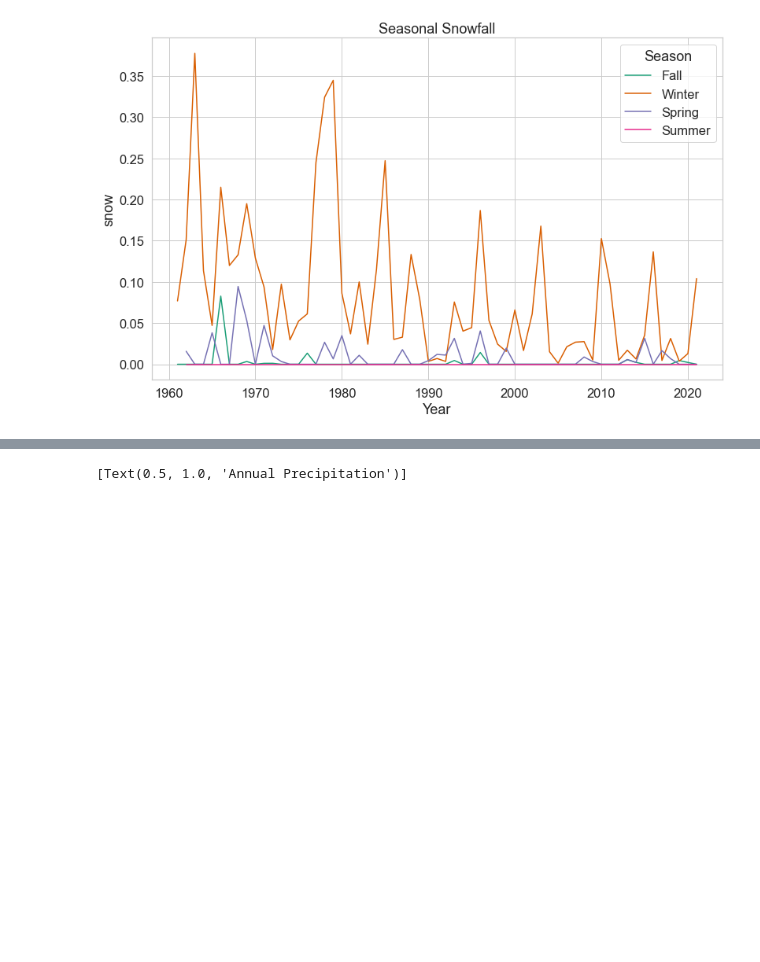
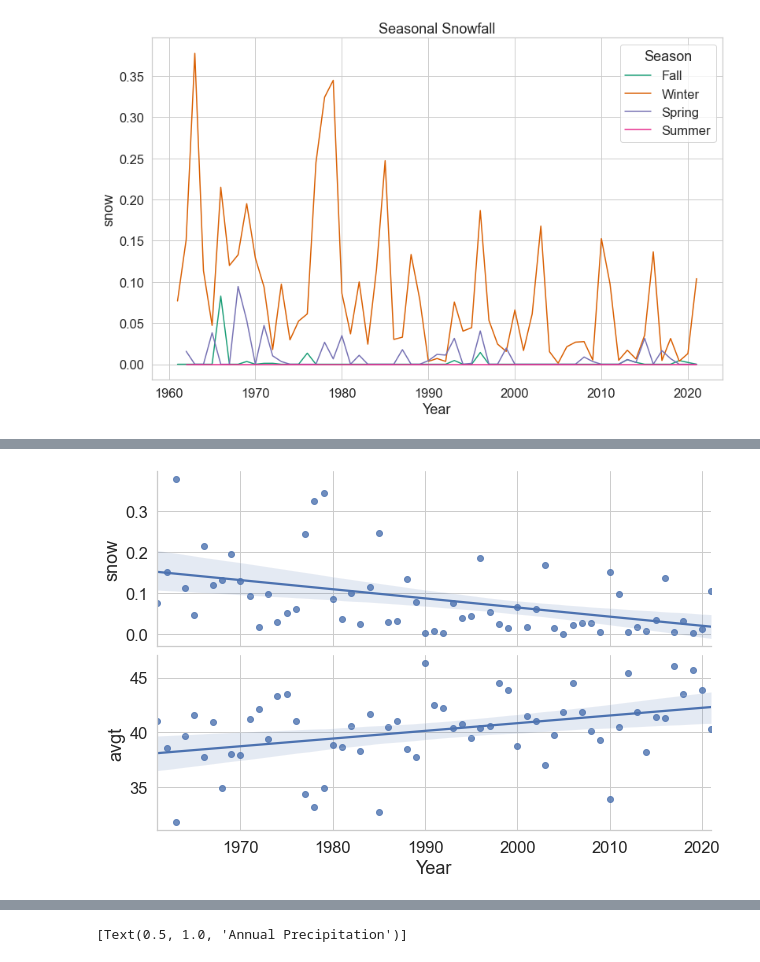
Before and after one commit to robertlanier/capstone, a Jupyter notebook: notebooks/tamu_srcc_eda.ipynb, the cells around one changed output, grey strips where cells are left out. Saved outputs shown, nothing was run; the diff lists cells and outputs as text; code cells hidden in the pictures; blank space fills up the shorter version.

Commit message:
exported data visualizations - rl

```diff
--- a/notebooks/tamu_srcc_eda.ipynb
+++ b/notebooks/tamu_srcc_eda.ipynb
@@ -321,0 +215,12 @@ Text(0, 0.5, 'Temp °F')
+# %%
+sns.pairplot(
+    x_vars = ['Year'],
+    y_vars = ['snow', 'avgt'],
+    data = annual_winter_df,
+    height = 3,
+    aspect = 3,
+    kind = 'reg'
+)
+plt.savefig('../data/winter_comp.png')
+# %% [output]
+[figure, added]
```
Also changed, not shown: parts of 35 cells of this notebook.
